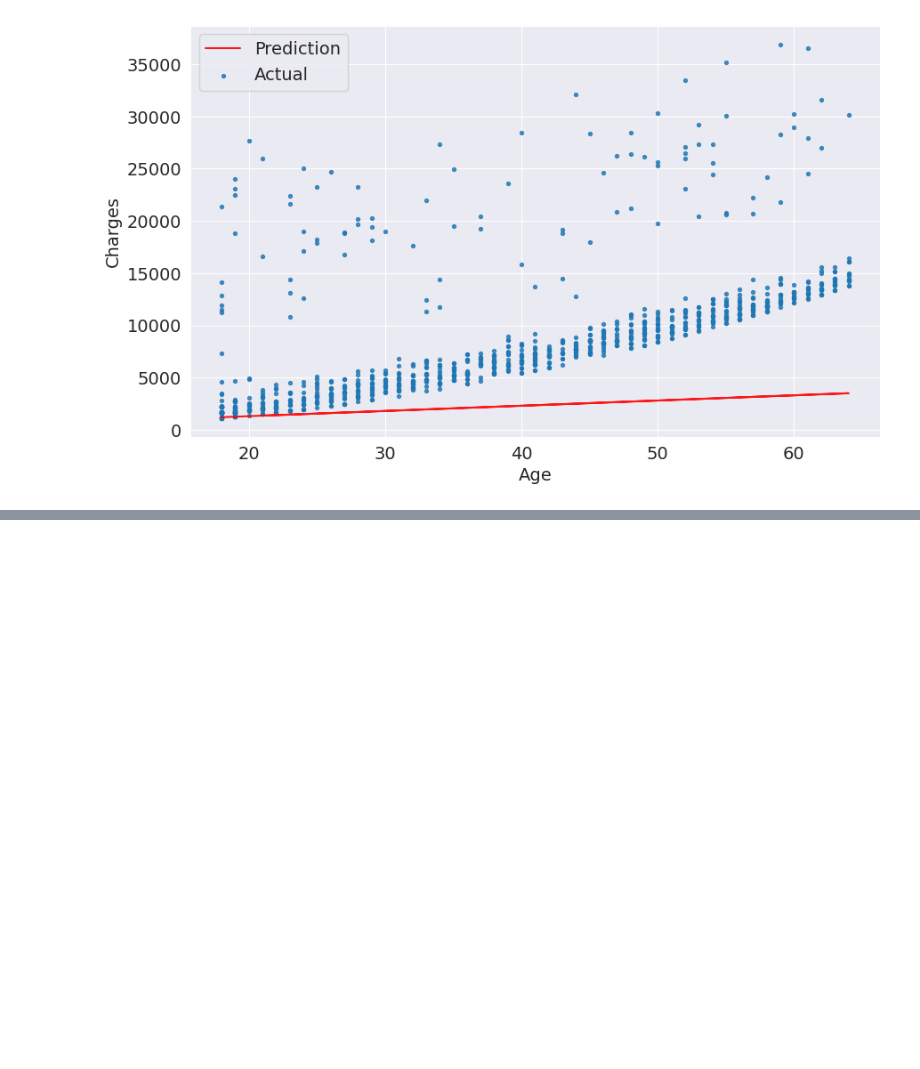
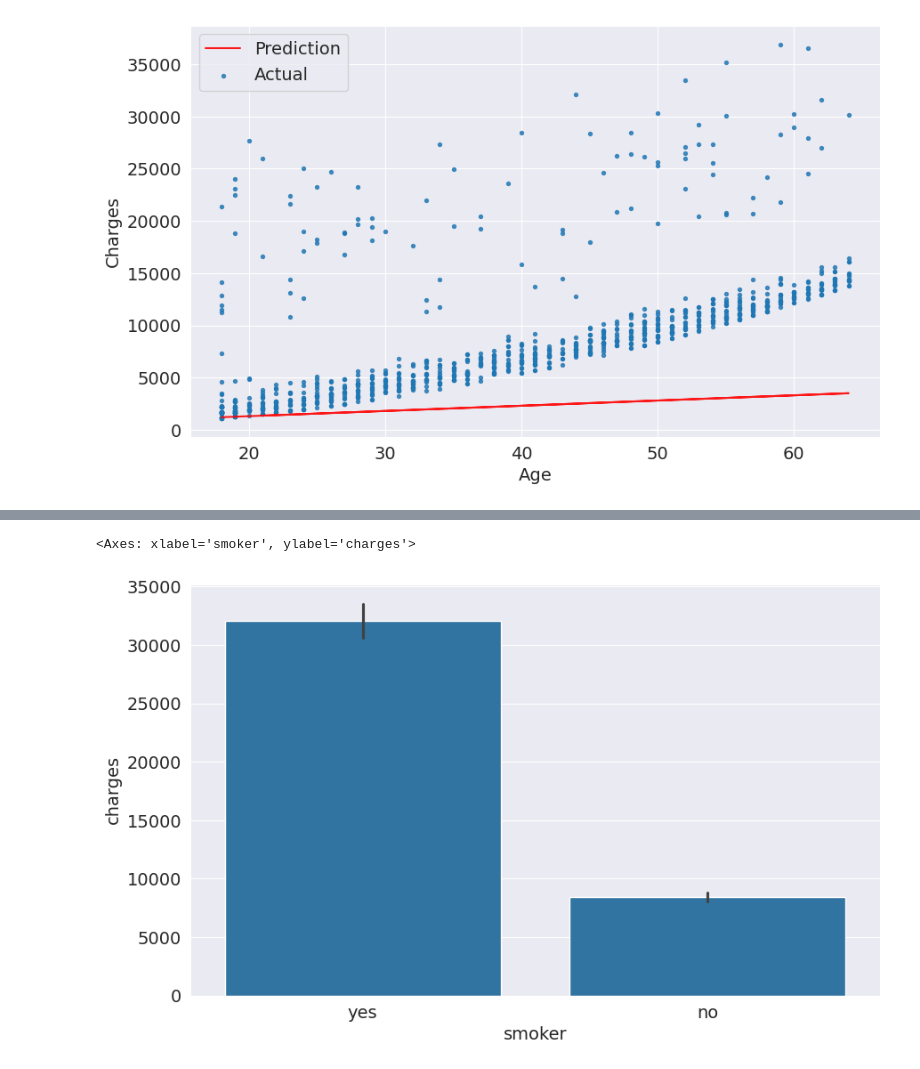
Before and after one commit to RapaDewan/Machine-Learning, a Jupyter notebook: FCC18/FCC18.ipynb, the cells around one changed output, grey strips where cells are left out. Cells and saved outputs as stored; diff of their text form; code cells hidden in the pictures; blank space fills up the shorter version.

```diff
--- a/FCC18/FCC18.ipynb
+++ b/FCC18/FCC18.ipynb
@@ -329,0 +492,3 @@ RMSE Loss:  8312.556156041677
+# %%
+smoker_code={'no':0,'yes':1}
+df['smoker_code']=df.smoker.map(smoker_code)
@@ -329,0 +523,5 @@ RMSE Loss:  8312.556156041677
+# %%
+sns.barplot(data=df,x='smoker',y='charges')
+# %% [output]
+<Axes: xlabel='smoker', ylabel='charges'>
+[figure, added]
```
Also changed, not shown: parts of 57 cells of this notebook.
